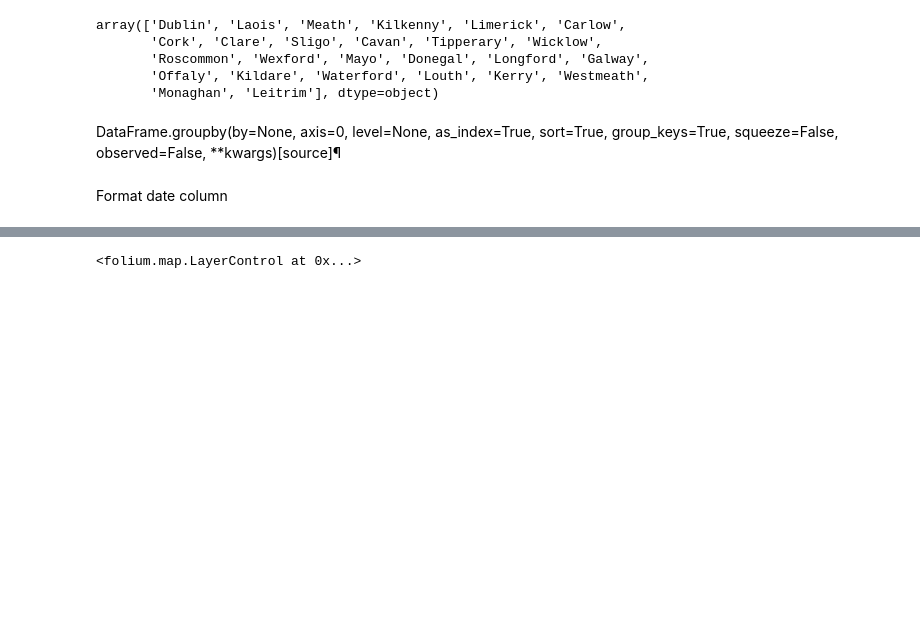
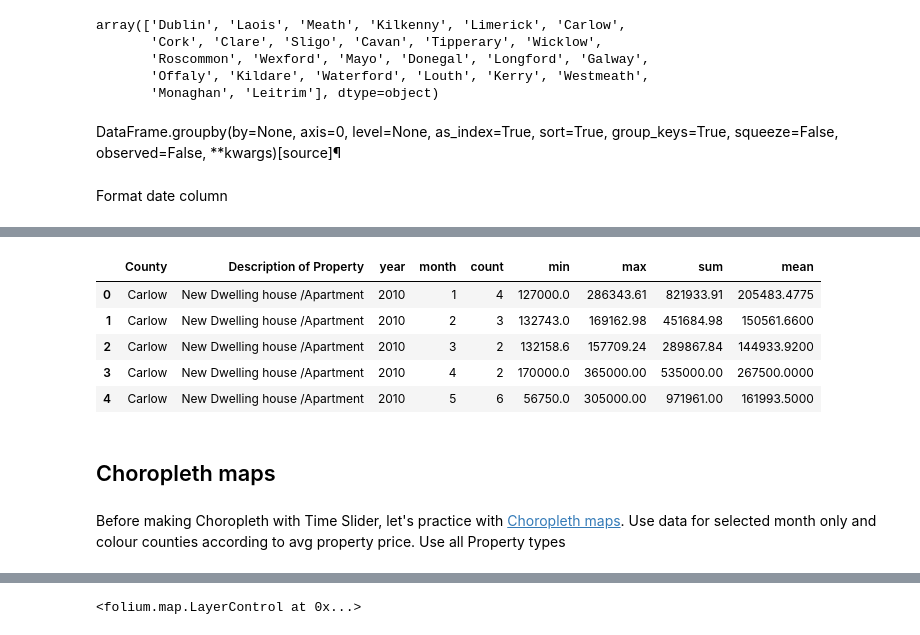
Before and after one commit to zelatyna/Choropleth-maps, a Jupyter notebook: Properties Prices Ireland.ipynb, the cells around one changed output, grey strips where cells are left out. Saved outputs shown, nothing was run; the diff lists cells and outputs as text; code cells hidden in the pictures; blank space fills up the shorter version.

```diff
--- a/Properties Prices Ireland.ipynb
+++ b/Properties Prices Ireland.ipynb
@@ -167,0 +147,24 @@ bins = list(test['Price'].quantile([0, 0.25, 0.5, 0.75, 1]))
+# %%
+data = df[['County', 'Description of Property', 'Price', 'year', 'month']]
+# %%
+data_agg = data.groupby(['County', 'Description of Property', 'year', 'month']).aggregate(['count', 'min', 'max', 'sum', 'mean'])
+# %%
+data_agg.columns = data_agg.columns.droplevel()
+# %%
+data_agg.reset_index(inplace=True)
+# %%
+data_agg.head()
+# %% [output]
+|  | County | Description of Property | year | month | count | min | max | sum | mean |
+| 0 | Carlow | New Dwelling house /Apartment | 2010 | 1 | 4 | 127000.0 | 286343.61 | 821933.91 | 205483.4775 |
+| 1 | Carlow | New Dwelling house /Apartment | 2010 | 2 | 3 | 132743.0 | 169162.98 | 451684.98 | 150561.6600 |
+| 2 | Carlow | New Dwelling house /Apartment | 2010 | 3 | 2 | 132158.6 | 157709.24 | 289867.84 | 144933.9200 |
+| 3 | Carlow | New Dwelling house /Apartment | 2010 | 4 | 2 | 170000.0 | 365000.00 | 535000.00 | 267500.0000 |
+| 4 | Carlow | New Dwelling house /Apartment | 2010 | 5 | 6 | 56750.0 | 305000.00 | 971961.00 | 161993.5000 |
+# %% [markdown]
+## Choropleth maps
+# %% [markdown]
+Before making Choropleth with Time Slider, let's practice with
+[Choropleth maps](https://python-visualization.github.io/folium/quickstart.html#Choropleth-maps).
+Use data for selected month only and colour counties according to avg property price.
+Use all Property types
```
Also changed, not shown: parts of 106 cells of this notebook, 1 other file.
